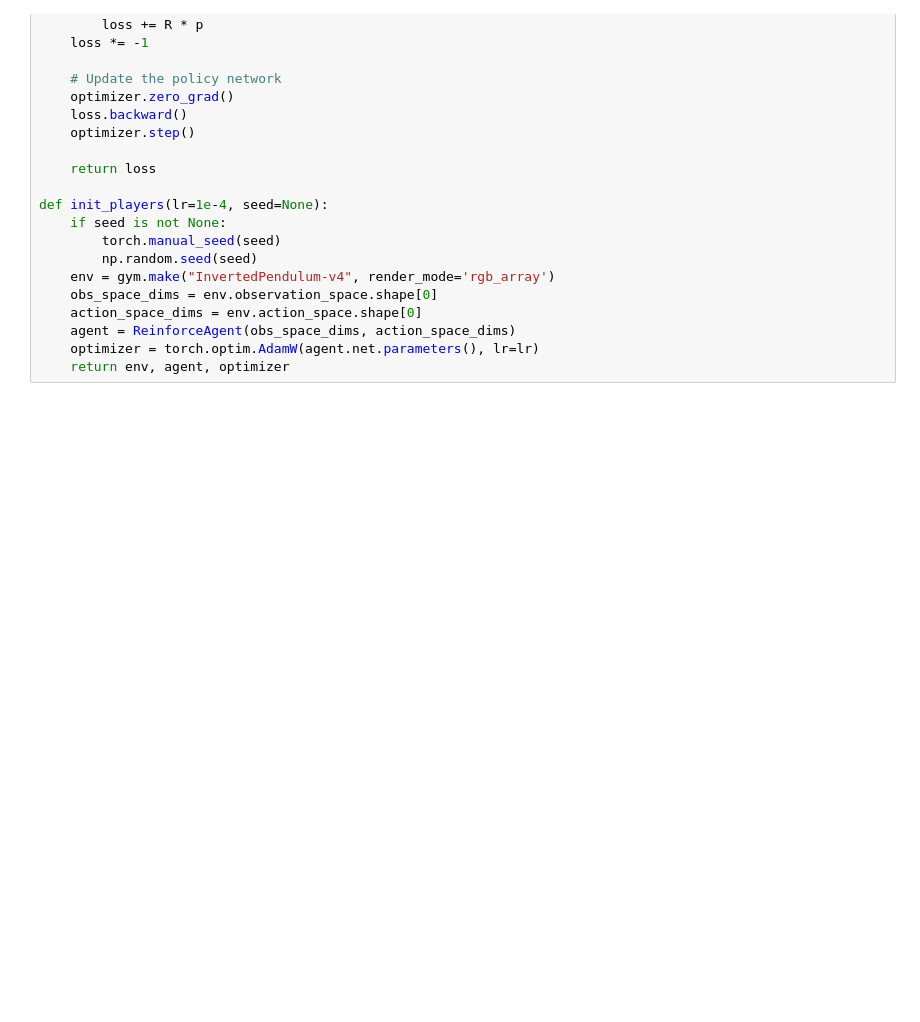
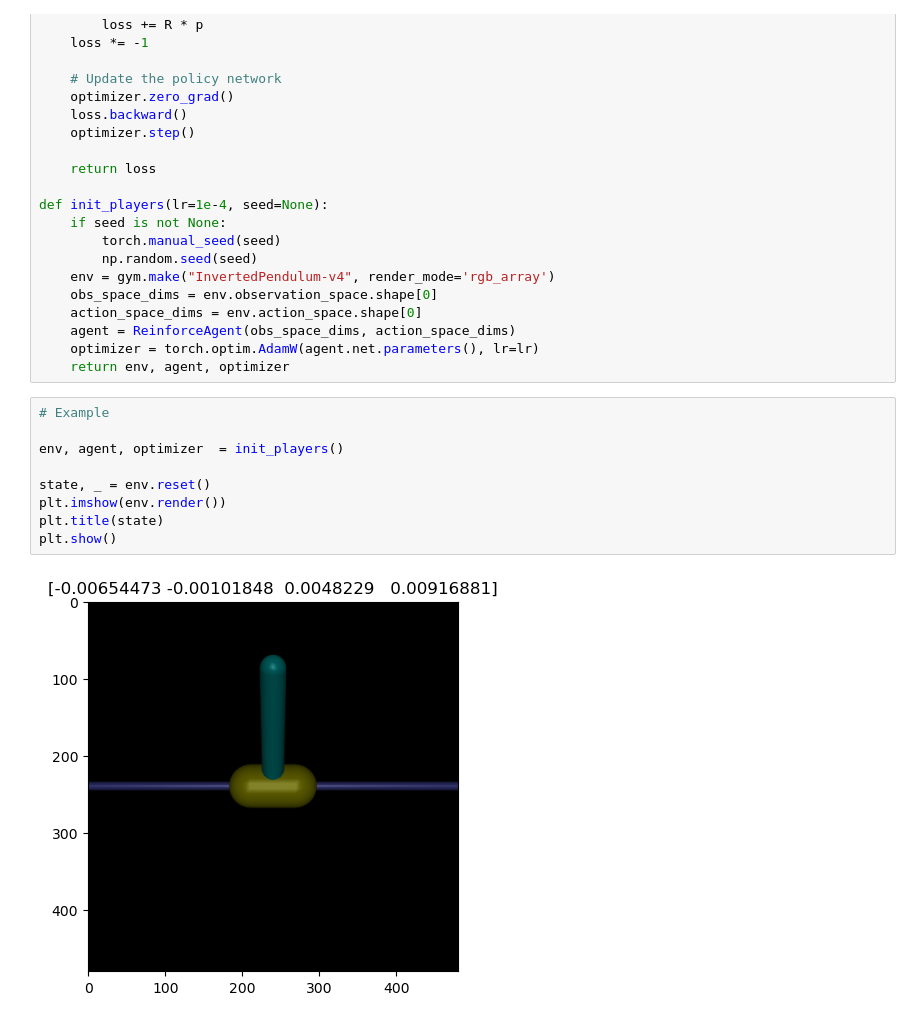
Before and after one commit to christianbrendel/study, a Jupyter notebook: reinforcement_learning_basics/policy_gradient.ipynb, the cells around one changed output. Saved outputs shown, nothing was run; the diff lists cells and outputs as text; blank space fills up the shorter version.

```diff
--- a/reinforcement_learning_basics/policy_gradient.ipynb
+++ b/reinforcement_learning_basics/policy_gradient.ipynb
@@ -174,6 +176,17 @@ def init_players(lr=1e-4, seed=None):
     agent = ReinforceAgent(obs_space_dims, action_space_dims)
     optimizer = torch.optim.AdamW(agent.net.parameters(), lr=lr)
     return env, agent, optimizer
+# %%
+# Example
+
+env, agent, optimizer  = init_players()
+
+state, _ = env.reset()
+plt.imshow(env.render())
+plt.title(state)
+plt.show()
+# %% [output]
+[figure, added]
 # %%
 # Sanity check
 env, agent, optimizer = init_players(seed=1234)
```
Also changed, not shown: parts of 8 cells of this notebook.
